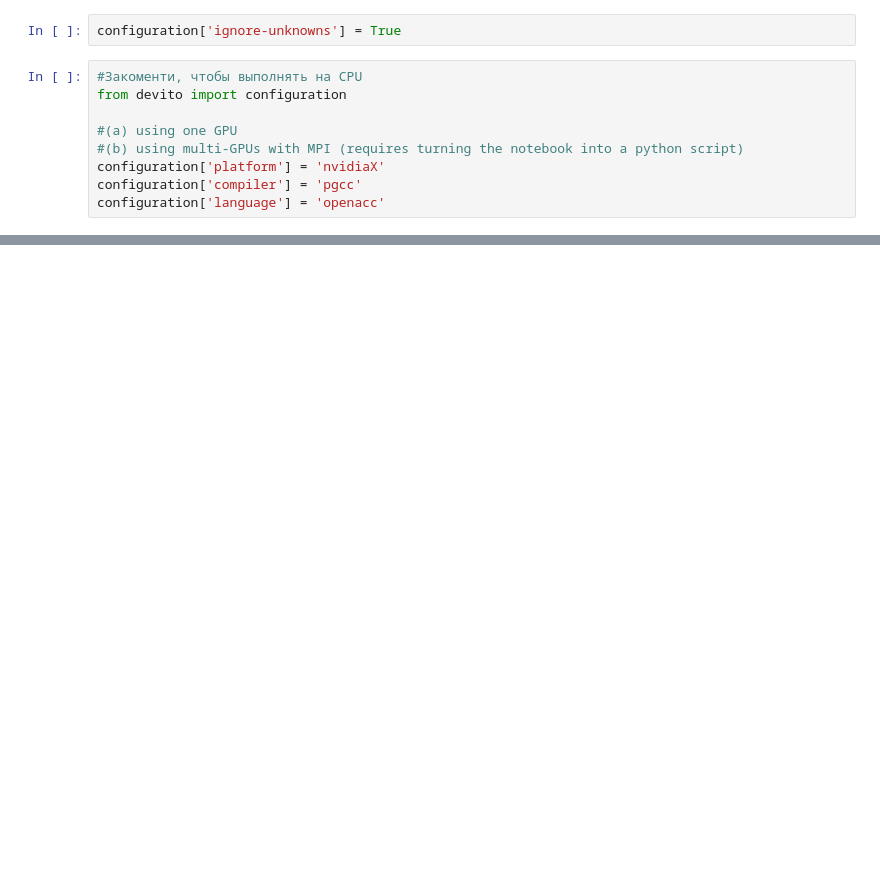
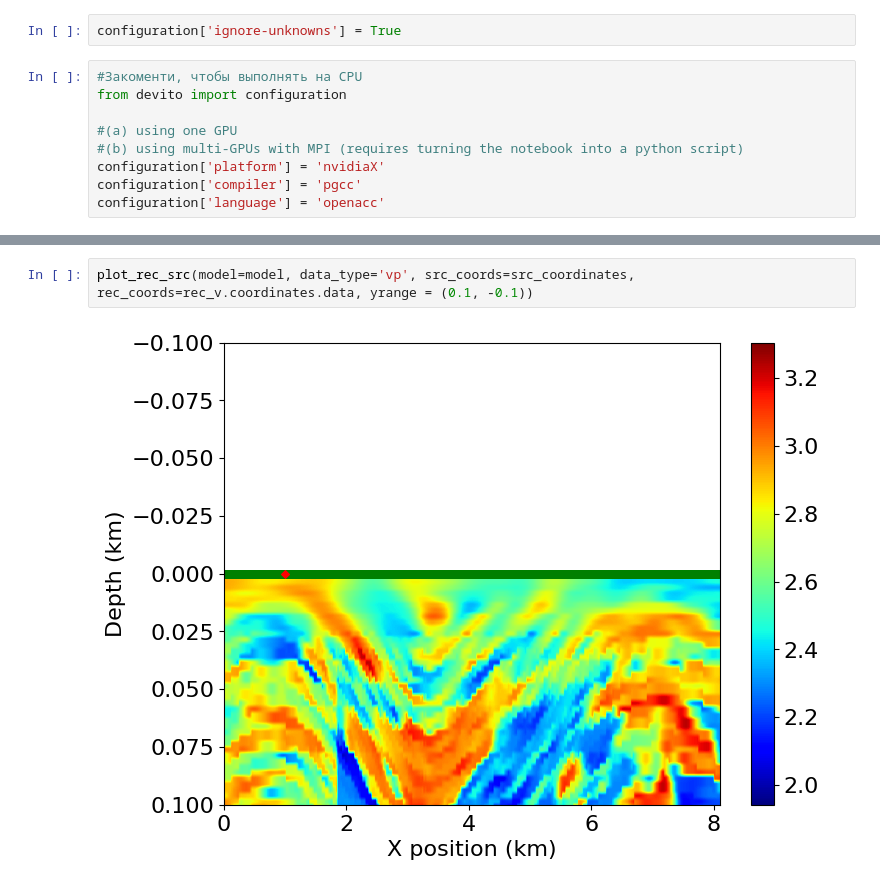
Before and after one commit to spaceswimmer/Seismic_modeling, a Jupyter notebook: WaveSolver.ipynb, the cells around one changed output, grey strips where cells are left out. Cells and saved outputs as stored; diff of their text form; blank space fills up the shorter version.

```diff
--- a/WaveSolver.ipynb
+++ b/WaveSolver.ipynb
@@ -156,0 +153,4 @@ plot_rec_src(model=model, data_type='vp', src_coords=src_coordinates, rec_coords
+# %%
+plot_rec_src(model=model, data_type='vp', src_coords=src_coordinates, rec_coords=rec_v.coordinates.data, yrange = (0.1, -0.1))
+# %% [output]
+[figure, added]
```
Also changed, not shown: parts of 9 cells of this notebook, 5 other files.
